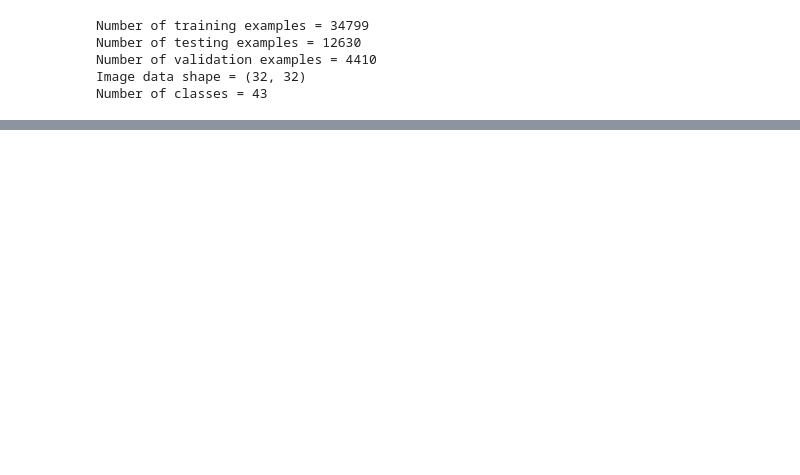
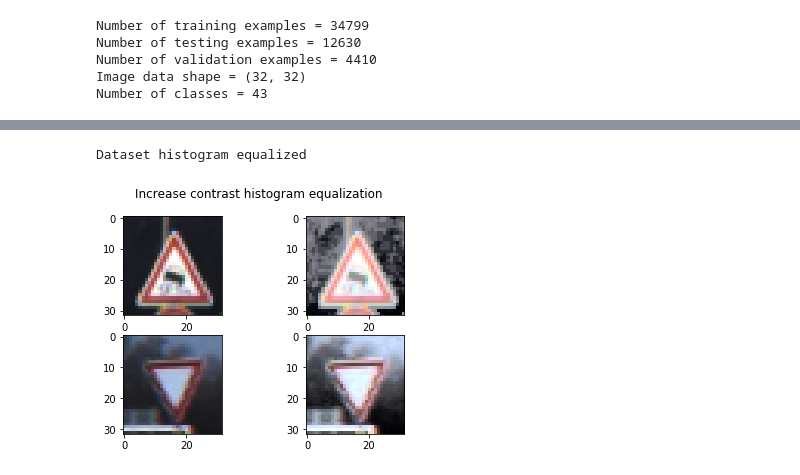
Before and after one commit to sketchc89/TrafficSign-P2, a Jupyter notebook: Traffic_Sign_Classifier_Grayscale.ipynb, the cells around one changed output, grey strips where cells are left out. Saved outputs shown, nothing was run; the diff lists cells and outputs as text; code cells hidden in the pictures; blank space fills up the shorter version.

```diff
--- a/Traffic_Sign_Classifier_Grayscale.ipynb
+++ b/Traffic_Sign_Classifier_Grayscale.ipynb
@@ -50,0 +125,28 @@ Number of classes = 43
+# %%
+def amplify_contrast(X):
+    X_eq = np.copy(X)
+    for i in range(X.shape[0]):
+        YCrCb = cv2.cvtColor(X[i], cv2.COLOR_RGB2YCrCb)
+        Y, Cr, Cb = cv2.split(YCrCb)
+        Y_eq = cv2.equalizeHist(Y)
+        YCrCb_eq = cv2.merge((Y_eq, Cr, Cb))
+        X_eq[i] = cv2.cvtColor(YCrCb_eq, cv2.COLOR_YCrCb2RGB)
+    print('Dataset histogram equalized')
+    return X_eq
+# %%
+X_histeq = amplify_contrast(X_train)
+X_train, y_train, X_histeq = shuffle(X_train, y_train, X_histeq)
+fig = plt.figure()
+fig.suptitle('Increase contrast histogram equalization')
+plt.subplot(221)
+plt.imshow(X_train[0])
+plt.subplot(222)
+plt.imshow(X_histeq[0])
+plt.subplot(223)
+plt.imshow(X_train[1])
+plt.subplot(224)
+plt.imshow(X_histeq[1])
+plt.show()
+# %% [output]
+Dataset histogram equalized
+[figure, added]
```
Also changed, not shown: parts of 15 cells of this notebook.
